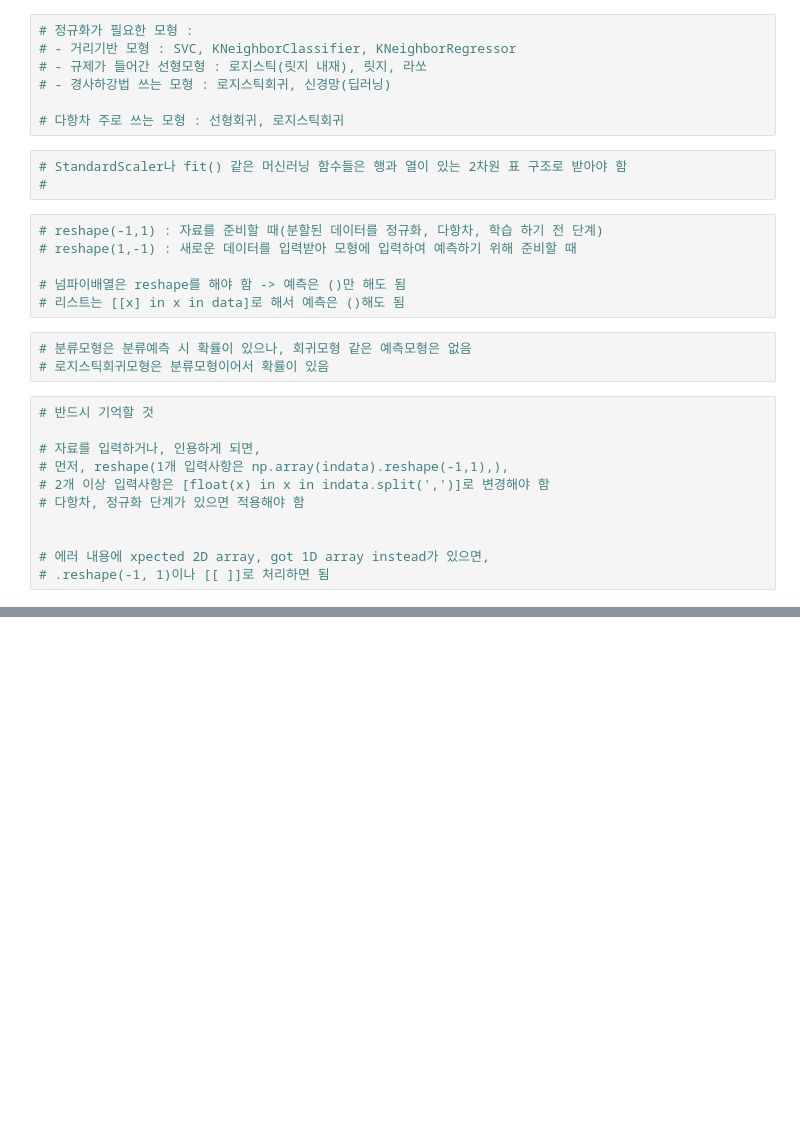
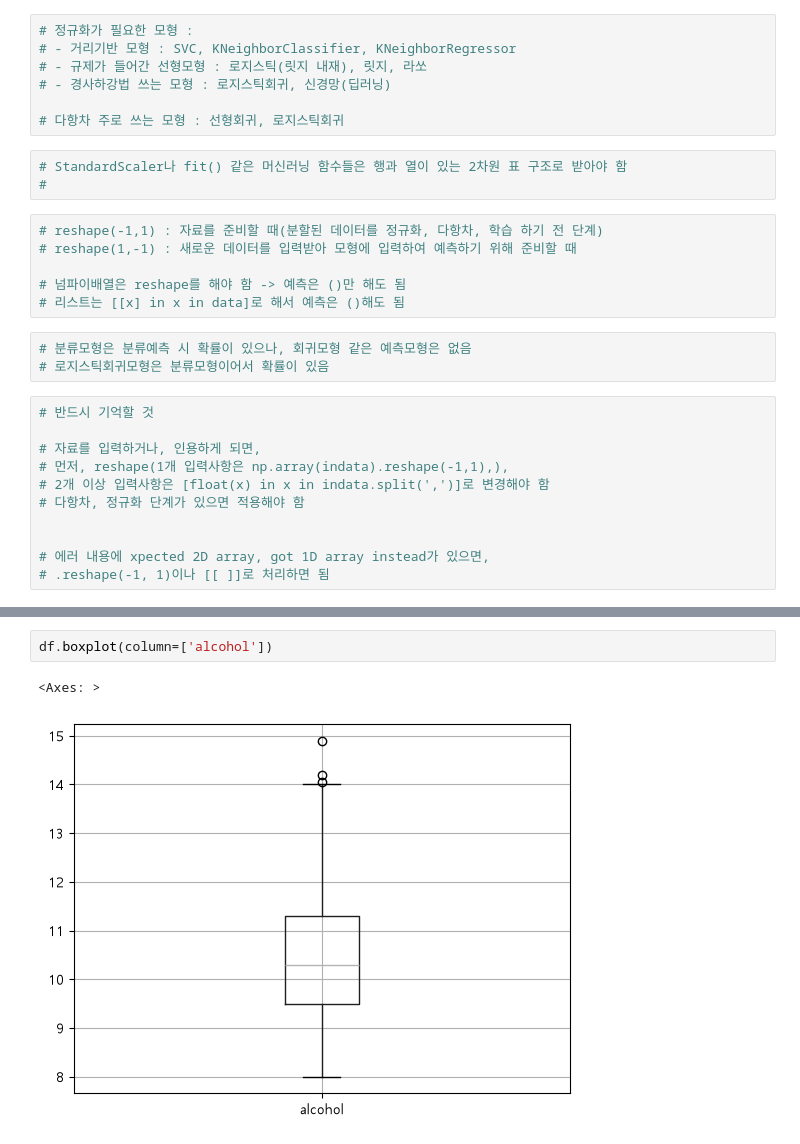
Before and after one commit to naegil73-png/aix_learn_1106, a Jupyter notebook: 중요폴더/AI_models/0.자료, 모형 관련.ipynb, the cells around one changed output, grey strips where cells are left out. Saved outputs shown, nothing was run; the diff lists cells and outputs as text; blank space fills up the shorter version.

```diff
--- a/중요폴더/AI_models/0.자료, 모형 관련.ipynb
+++ b/중요폴더/AI_models/0.자료, 모형 관련.ipynb
@@ -53,0 +130,5 @@ NameError: name 'array' is not defined
+# %%
+df.boxplot(column=['alcohol'])
+# %% [output]
+<Axes: >
+[figure, added]
```
Also changed, not shown: parts of 11 cells of this notebook, 4 other files.
